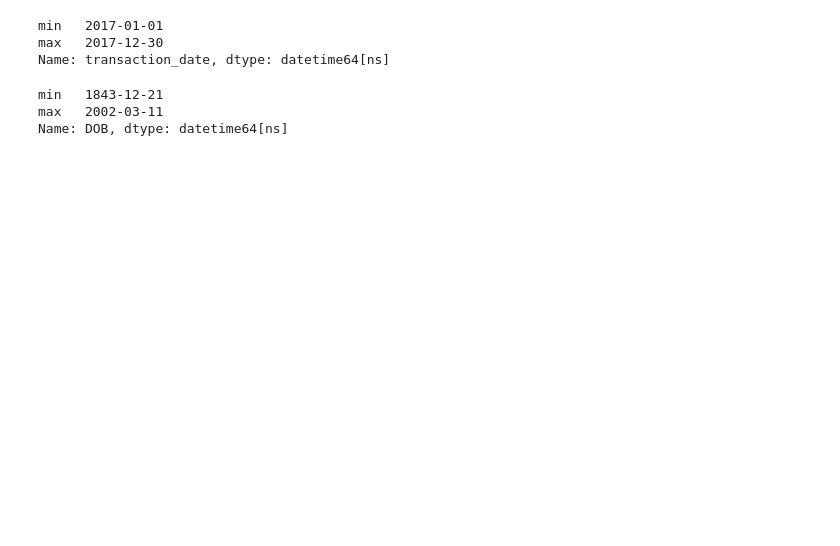
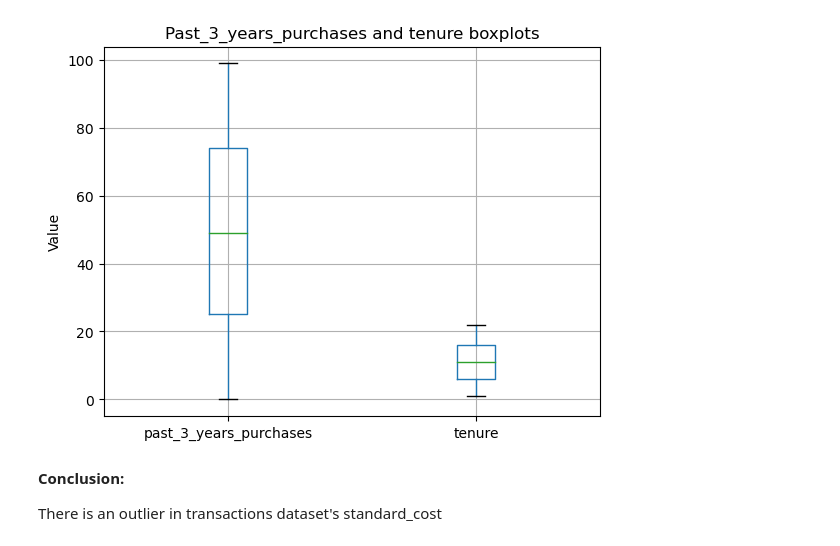
Before and after one commit to Nickimani/KPMG_Virtual_Internship, a Jupyter notebook: Notebook.ipynb, the cells around one changed output. Cells and saved outputs as stored; diff of their text form; code cells hidden in the pictures; blank space fills up the shorter version.

```diff
--- a/Notebook.ipynb
+++ b/Notebook.ipynb
@@ -225,0 +111,7 @@ def filter_outliers(df, column):
+# %%
+# Dropping the investigated columns above
+transactions.drop('product_first_sold_date', axis=1, inplace=True)
+customer_demographic.drop('default', axis=1, inplace=True)
+
+# Dropping deceased customers
+customer_demographic = customer_demographic[~(customer_demographic['deceased_indicator'] == 'Y')].copy()
@@ -225,0 +237,12 @@ def filter_outliers(df, column):
+# %%
+# Boxplots for customer demographic's numeric columns
+customer_demographic[num_demographic].boxplot()
+plt.title('Past_3_years_purchases and tenure boxplots')
+plt.ylabel('Value')
+plt.show()
+# %% [output]
+[figure, added]
+# %% [markdown]
+**Conclusion:**
+
+There is an outlier in transactions dataset's standard_cost
@@ -227,15 +263,3 @@ def filter_outliers(df, column):
 # Removing outliers in transactions
 transactions_mask = filter_outliers(transactions, 'standard_cost')
 transactions = transactions[~transactions_mask]
-# %%
-transactions['transaction_date'].agg(['min', 'max'])
-# %% [output]
-min   2017-01-01
-max   2017-12-30
-Name: transaction_date, dtype: datetime64[ns]
-# %%
-customer_demographic['DOB'].agg(['min', 'max'])
-# %% [output]
-min   1843-12-21
-max   2002-03-11
-Name: DOB, dtype: datetime64[ns]
```
Also changed, not shown: parts of 148 cells of this notebook, 10 other files.
